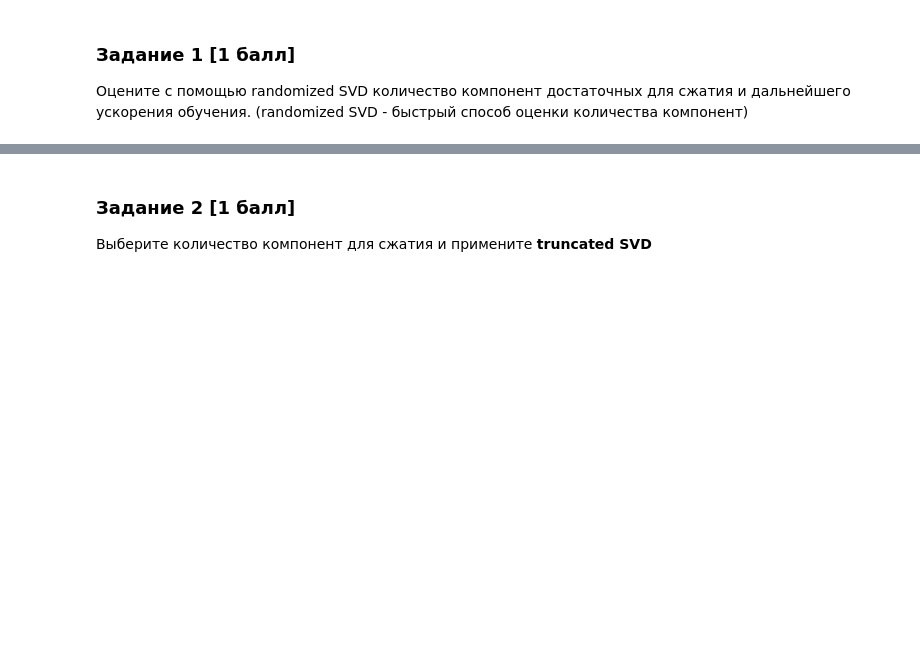
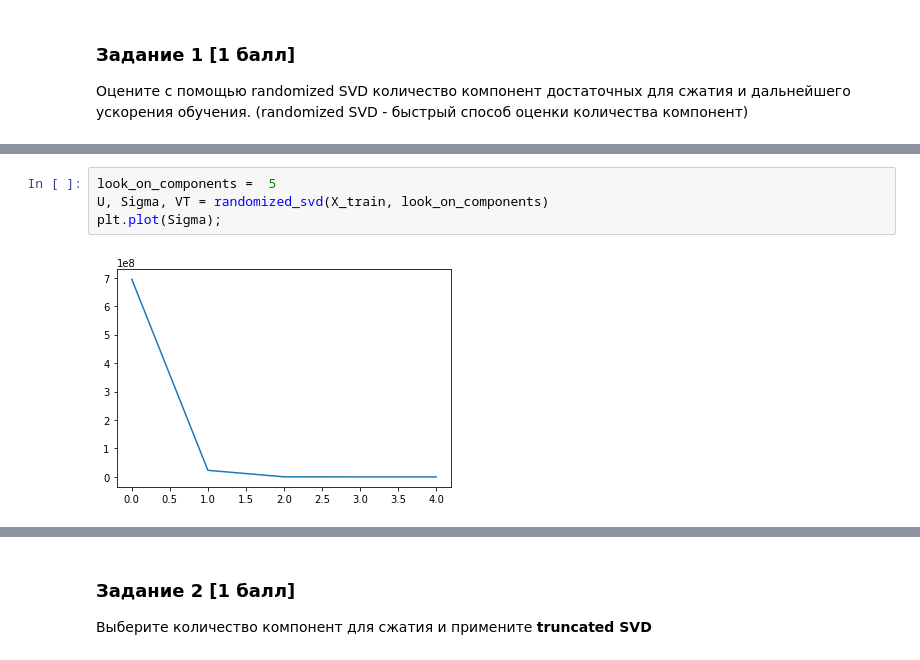
Before and after one commit to ksetdekov/ml_dpo_2021, a Jupyter notebook: hw/hw6/hw06.ipynb, the cells around one changed output, grey strips where cells are left out. Saved outputs shown, nothing was run; the diff lists cells and outputs as text; blank space fills up the shorter version.

```diff
--- a/hw/hw6/hw06.ipynb
+++ b/hw/hw6/hw06.ipynb
@@ -469,0 +468,6 @@ plt.plot(Sigma);
+# %%
+look_on_components =  5
+U, Sigma, VT = randomized_svd(X_train, look_on_components)
+plt.plot(Sigma);
+# %% [output]
+[figure, added]
```
Also changed, not shown: parts of 22 cells of this notebook, 1 other file.
